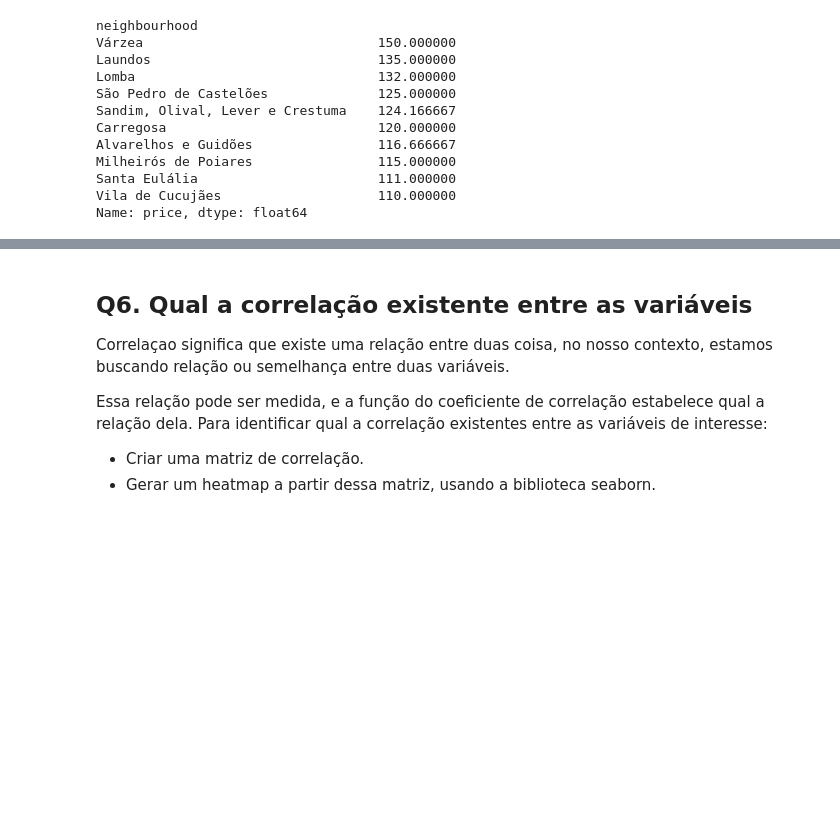
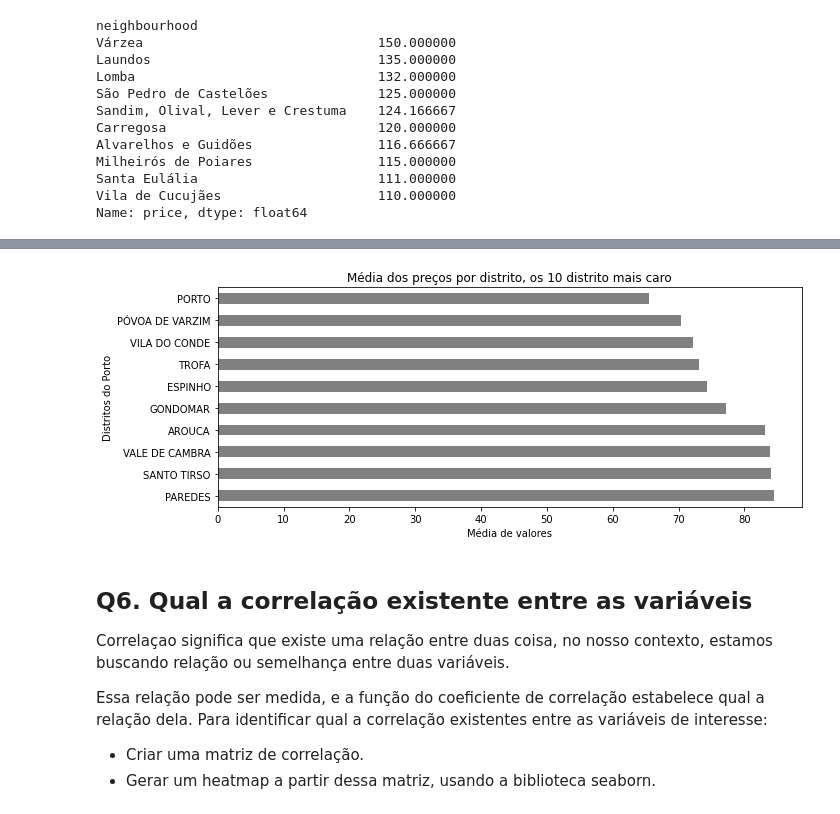
Before and after one commit to villani31/Analise_Airbnb, a Jupyter notebook: Projeto - Analise de dados Airbnb_V2.ipynb, the cells around one changed output, grey strips where cells are left out. Saved outputs shown, nothing was run; the diff lists cells and outputs as text; code cells hidden in the pictures; blank space fills up the shorter version.

```diff
--- a/Projeto - Analise de dados Airbnb_V2.ipynb
+++ b/Projeto - Analise de dados Airbnb_V2.ipynb
@@ -376,6 +387,17 @@ VILA DO CONDE      72.252525
 PÓVOA DE VARZIM    70.369427
 PORTO              65.447298
 Name: price, dtype: float64
+# %%
+# plot histograma dos comparando a meia de valores por bairro
+fig, ax = plt.subplots(figsize=(10,4))
+df_preco_distrito = df_clean.groupby(['neighbourhood_group']).price.mean().sort_values(
+    ascending=False)[:10].plot(kind='barh', color='gray')
+ax.set_title('Média dos preços por distrito, os 10 distrito mais caro')
+ax.set_xlabel('Média de valores')
+ax.set_ylabel('Distritos do Porto')
+plt.tight_layout()
+# %% [output]
+[figure, added]
 # %% [markdown]
 ## Q6. Qual a correlação existente entre as variáveis
 
```
Also changed, not shown: parts of 2 cells of this notebook.
